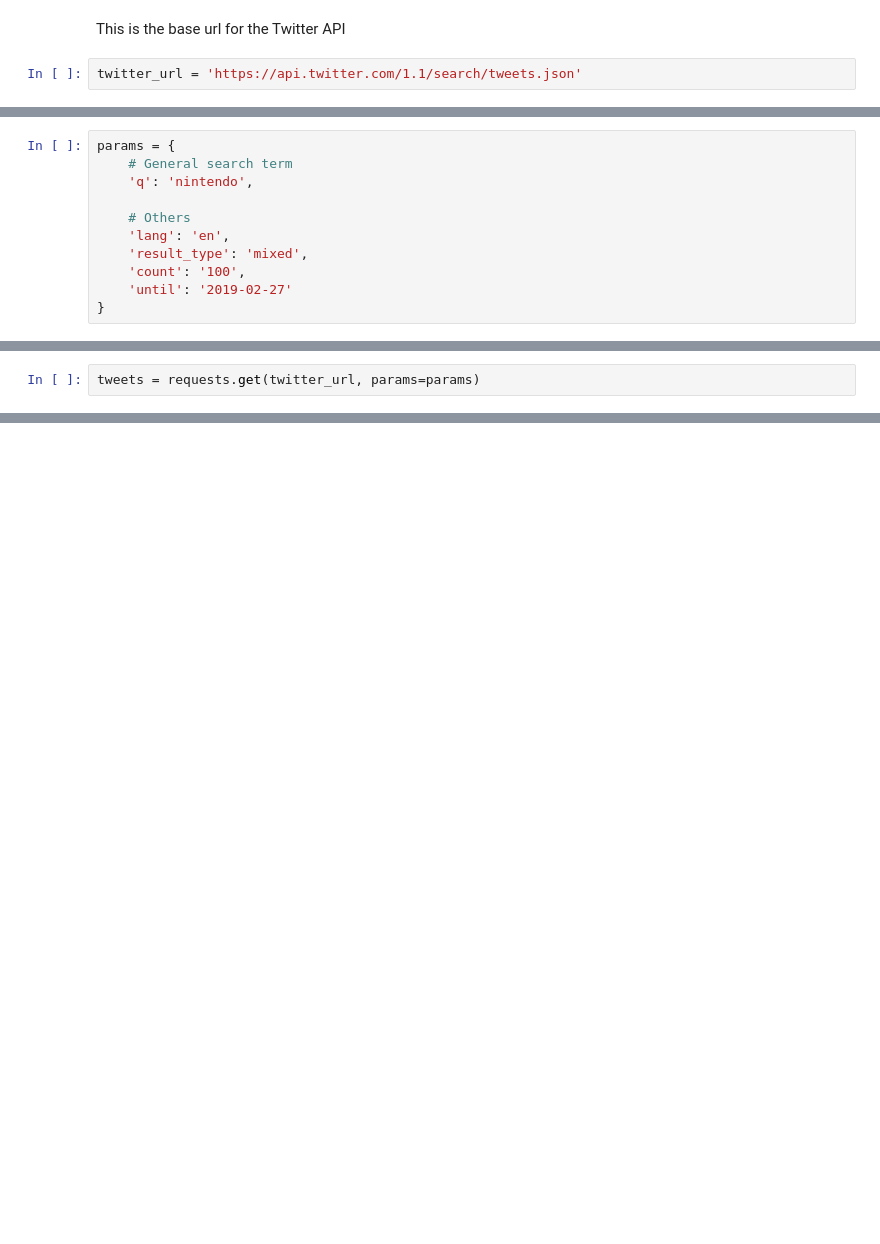
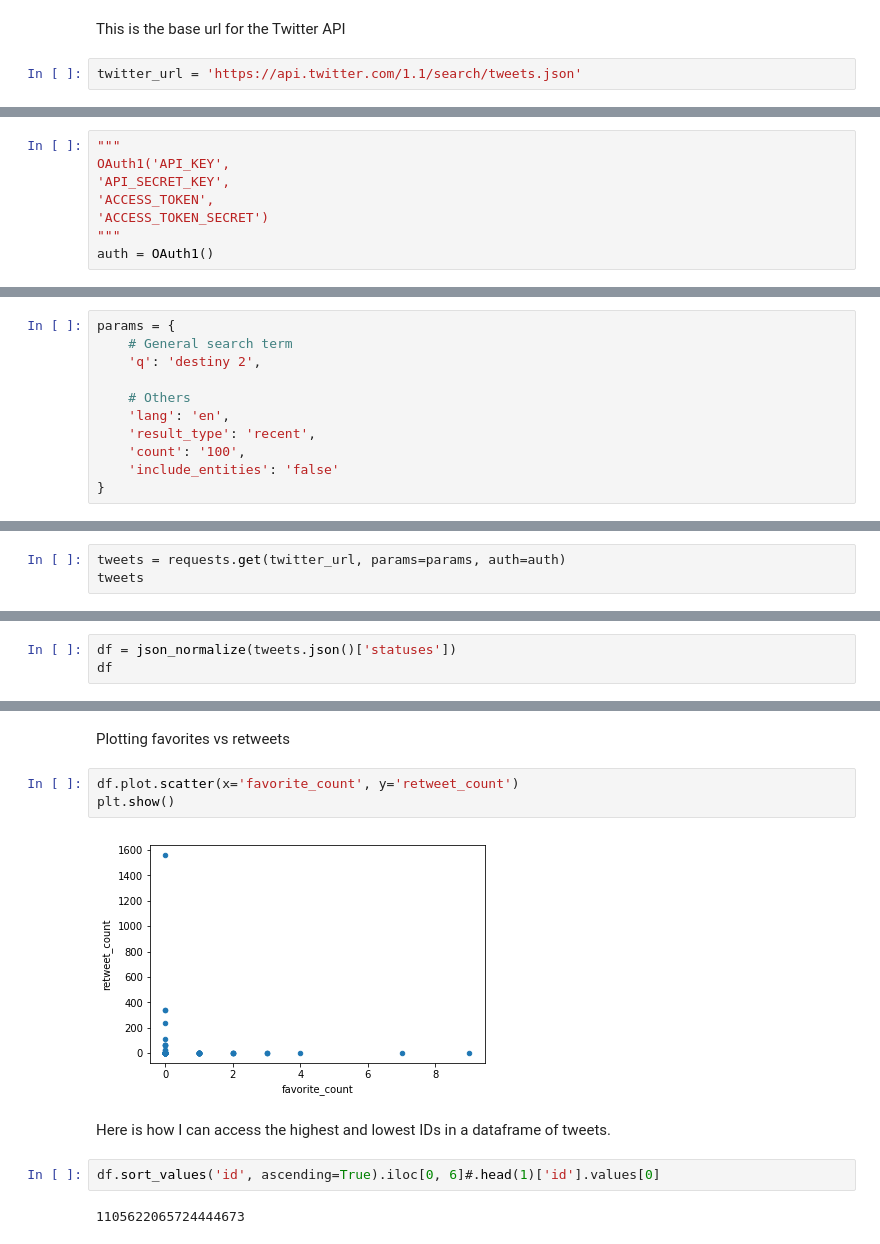
Before and after one commit to salvis2/SpringboardAlvis, a Jupyter notebook: capstone_project_2/twitter_api_data_wrangling.ipynb, the cells around one changed output, grey strips where cells are left out. Saved outputs shown, nothing was run; the diff lists cells and outputs as text; blank space fills up the shorter version.

Commit message:
Changed project topic from Nintendo to Bungie and recollected data

```diff
--- a/capstone_project_2/twitter_api_data_wrangling.ipynb
+++ b/capstone_project_2/twitter_api_data_wrangling.ipynb
@@ -31,0 +41,8 @@ These are some of the parameters I can use in my requests:
+# %%
+"""
+OAuth1('API_KEY',
+'API_SECRET_KEY',
+'ACCESS_TOKEN',
+'ACCESS_TOKEN_SECRET')
+"""
+auth = OAuth1()
@@ -32,11 +53,11 @@ These are some of the parameters I can use in my requests:
 # %%
 params = {
     # General search term
-    'q': 'nintendo',
+    'q': 'destiny 2',
 
     # Others
     'lang': 'en',
-    'result_type': 'mixed',
+    'result_type': 'recent',
     'count': '100',
-    'until': '2019-02-27'
+    'include_entities': 'false'
 }
@@ -43,2 +85,3 @@ params = {
 # %%
-tweets = requests.get(twitter_url, params=params)
+tweets = requests.get(twitter_url, params=params, auth=auth)
+tweets
@@ -48,0 +156,3 @@ tweets.json()
+# %%
+df = json_normalize(tweets.json()['statuses'])
+df
@@ -48,0 +200,13 @@ tweets.json()
+# %% [markdown]
+Plotting favorites vs retweets
+# %%
+df.plot.scatter(x='favorite_count', y='retweet_count')
+plt.show()
+# %% [output]
+[figure, added]
+# %% [markdown]
+Here is how I can access the highest and lowest IDs in a dataframe of tweets.
+# %%
+df.sort_values('id', ascending=True).iloc[0, 6]#.head(1)['id'].values[0]
+# %% [output]
+1105622065724444673
```
Also changed, not shown: parts of 86 cells of this notebook, 4 other files.
